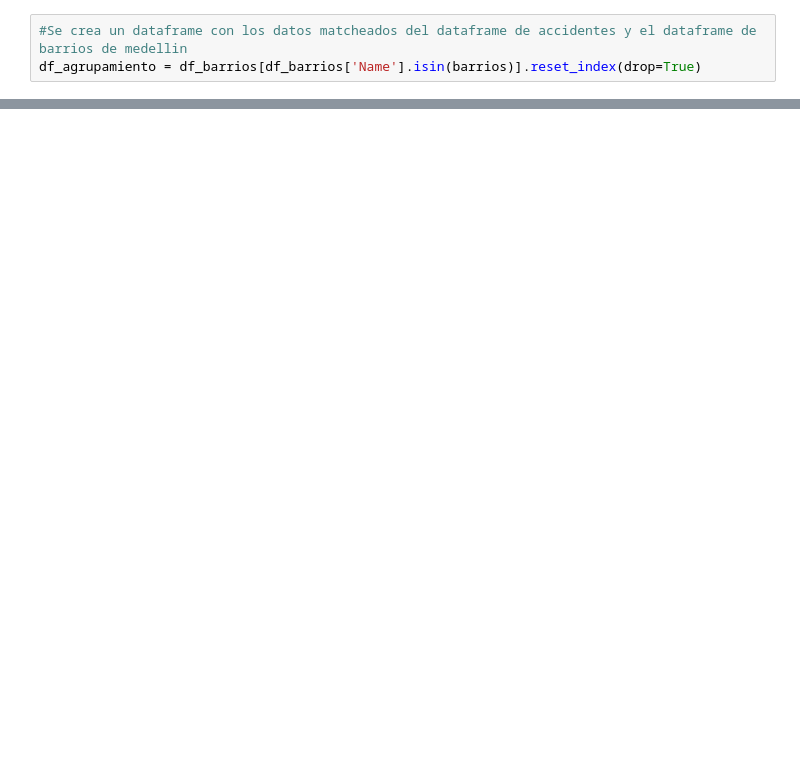
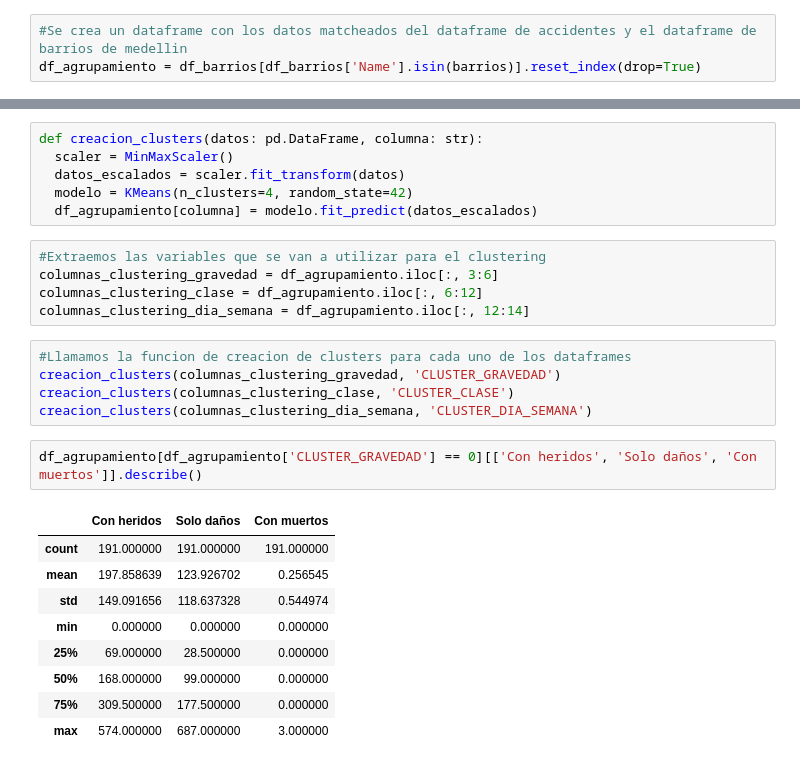
Before and after one commit to dgilrua/proyecto2-analitica, a Jupyter notebook: main.ipynb, the cells around one changed output, grey strips where cells are left out. Saved outputs shown, nothing was run; the diff lists cells and outputs as text; blank space fills up the shorter version.

```diff
--- a/main.ipynb
+++ b/main.ipynb
@@ -1001,0 +1009,28 @@ array(['aguas frias', 'aldea pablo vi', 'alejandro echavarria',
+# %%
+def creacion_clusters(datos: pd.DataFrame, columna: str):
+  scaler = MinMaxScaler()
+  datos_escalados = scaler.fit_transform(datos)
+  modelo = KMeans(n_clusters=4, random_state=42)
+  df_agrupamiento[columna] = modelo.fit_predict(datos_escalados)
+# %%
+#Extraemos las variables que se van a utilizar para el clustering
+columnas_clustering_gravedad = df_agrupamiento.iloc[:, 3:6]
+columnas_clustering_clase = df_agrupamiento.iloc[:, 6:12]
+columnas_clustering_dia_semana = df_agrupamiento.iloc[:, 12:14]
+# %%
+#Llamamos la funcion de creacion de clusters para cada uno de los dataframes
+creacion_clusters(columnas_clustering_gravedad, 'CLUSTER_GRAVEDAD')
+creacion_clusters(columnas_clustering_clase, 'CLUSTER_CLASE')
+creacion_clusters(columnas_clustering_dia_semana, 'CLUSTER_DIA_SEMANA')
+# %%
+df_agrupamiento[df_agrupamiento['CLUSTER_GRAVEDAD'] == 0][['Con heridos', 'Solo daños', 'Con muertos']].describe()
+# %% [output]
+|  | Con heridos | Solo daños | Con muertos |
+| count | 191.000000 | 191.000000 | 191.000000 |
+| mean | 197.858639 | 123.926702 | 0.256545 |
+| std | 149.091656 | 118.637328 | 0.544974 |
+| min | 0.000000 | 0.000000 | 0.000000 |
+| 25% | 69.000000 | 28.500000 | 0.000000 |
+| 50% | 168.000000 | 99.000000 | 0.000000 |
+| 75% | 309.500000 | 177.500000 | 0.000000 |
+| max | 574.000000 | 687.000000 | 3.000000 |
```
Also changed, not shown: parts of 13 cells of this notebook, 1 other file.
